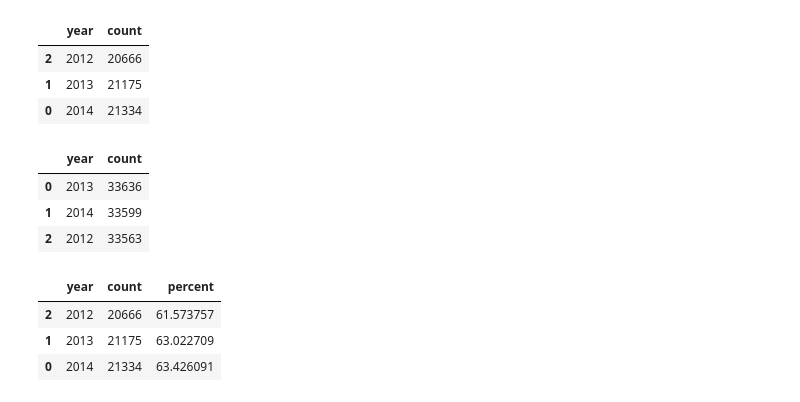
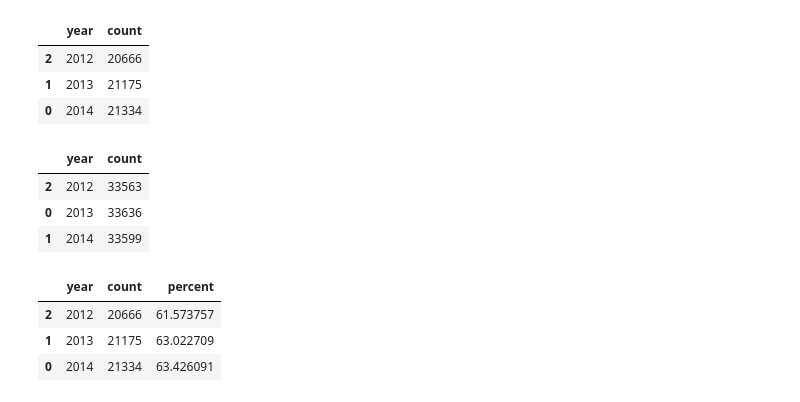
Before and after one commit to PrajwalLuitel/lambton_college_assessments, a Jupyter notebook: data_visualization/class_practice/week4.ipynb, the cells around one changed output. Cells and saved outputs as stored; diff of their text form; code cells hidden in the pictures.

```diff
--- a/data_visualization/class_practice/week4.ipynb
+++ b/data_visualization/class_practice/week4.ipynb
@@ -238,13 +238,13 @@ suicides_by_year
 | 1 | 2013 | 21175 |
 | 0 | 2014 | 21334 |
 # %%
-all_count = gun_df['year'].value_counts().reset_index()
+all_count = gun_df['year'].value_counts().reset_index().sort_values('year')
 all_count
 # %% [output]
 |  | year | count |
+| 2 | 2012 | 33563 |
 | 0 | 2013 | 33636 |
 | 1 | 2014 | 33599 |
-| 2 | 2012 | 33563 |
 # %%
 suicides_by_year['percent'] = (suicides_by_year['count']/all_count['count'])*100
 
```
